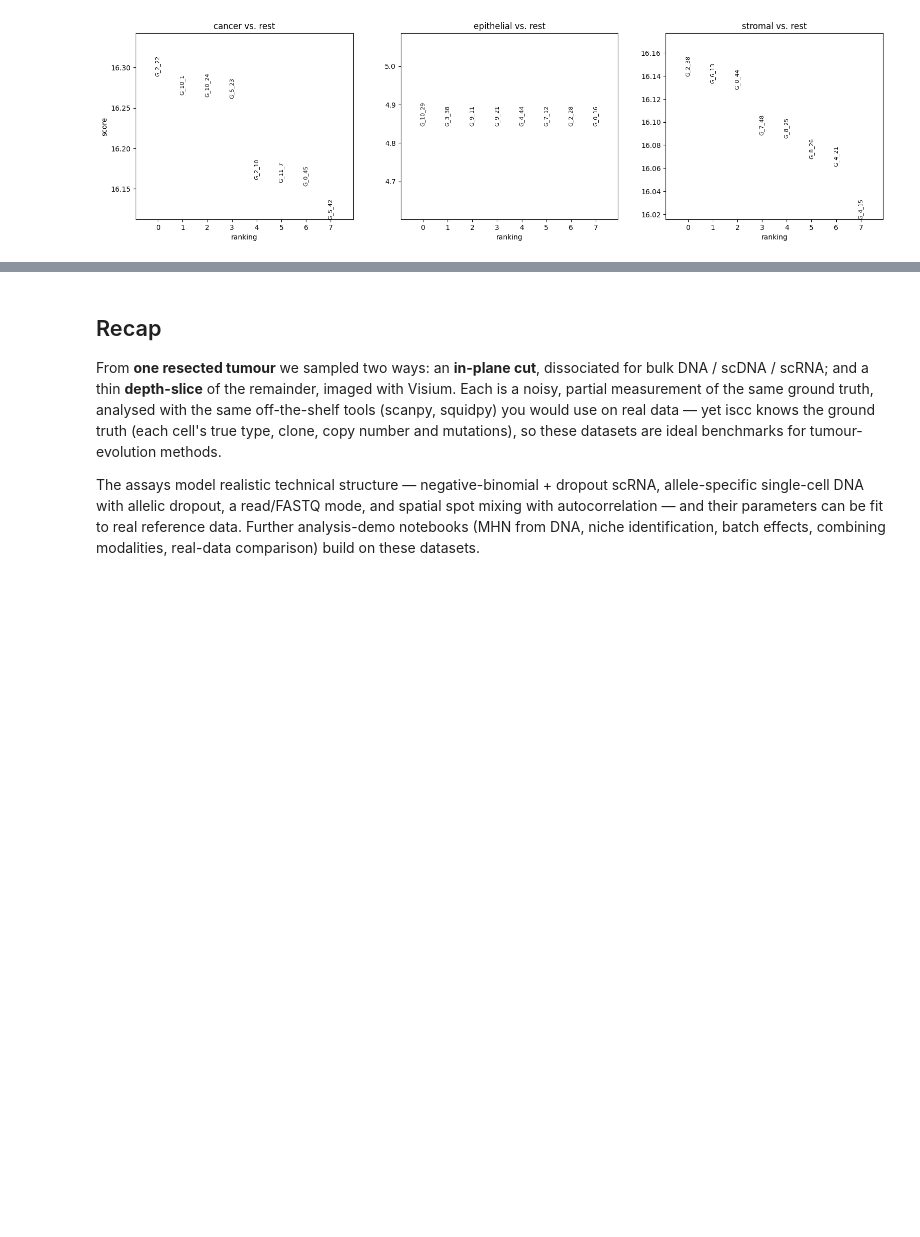
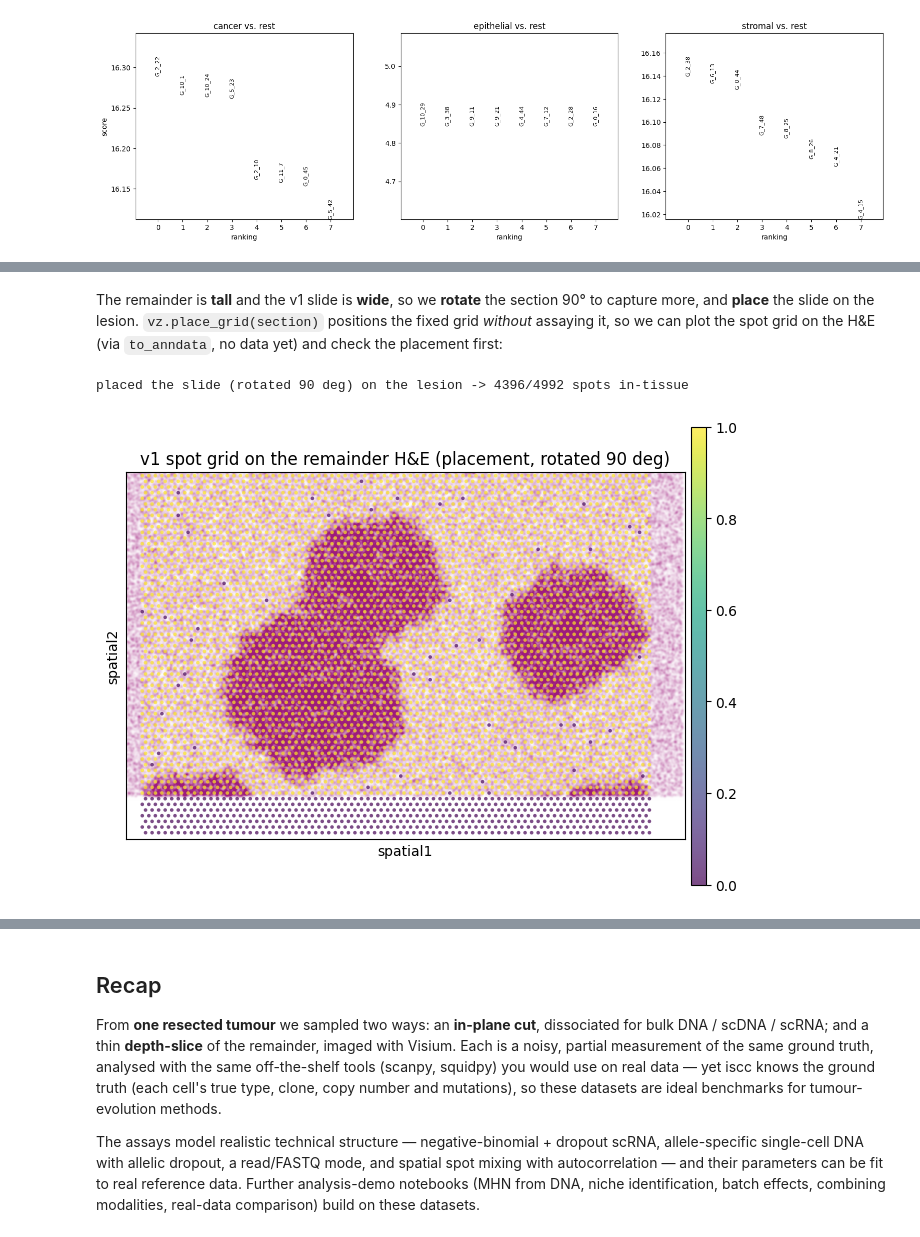
Before and after one commit to pedrofale/iscc, a Jupyter notebook: notebooks/03_data_overview.ipynb, the cells around one changed output, grey strips where cells are left out. Saved outputs shown, nothing was run; the diff lists cells and outputs as text; code cells hidden in the pictures; blank space fills up the shorter version.

```diff
--- a/notebooks/03_data_overview.ipynb
+++ b/notebooks/03_data_overview.ipynb
@@ -214,0 +185,18 @@ Visium: 3155 in-tissue spots | median 6 cells/spot | 4 spatial niches
+# %% [markdown]
+The remainder is **tall** and the v1 slide is **wide**, so we **rotate** the section 90° to capture more, and **place** the slide on the lesion. `vz.place_grid(section)` positions the fixed grid *without* assaying it, so we can plot the spot grid on the H&E (via `to_anndata`, no data yet) and check the placement first:
+# %%
+canc = section["cell_type"]["cell_id"].map(lambda g: tumor.genotypes[g].type == "cancer").values
+pc = section["cell_crd"][["row", "col"]].to_numpy(float)[canc]
+placement = (float(pc[:, 0].mean()), float(pc[:, 1].mean()))
+vz = Visium(n_reads=20000, spot_pitch=2.0, spot_radius=0.55, section_frac=1.0,
+            placement=placement, rotation=90, seed=0)
+vz.place_grid(section)
+grid = vz.to_anndata()                            # spot grid + full H&E, X all zero (placement only)
+lib = list(grid.uns["spatial"])[0]
+sq.pl.spatial_scatter(grid, color="in_tissue", library_id=lib, img=True, shape="circle", size=1.0,
+                      alpha=0.7, title="v1 spot grid on the remainder H&E (placement, rotated 90 deg)")
+print(f"placed the slide (rotated 90 deg) on the lesion -> "
+      f"{int((grid.obs['in_tissue'] == 1).sum())}/{grid.n_obs} spots in-tissue")
+# %% [output]
+placed the slide (rotated 90 deg) on the lesion -> 4396/4992 spots in-tissue
+[figure, added]
```
Also changed, not shown: parts of 8 cells of this notebook, 3 other files.
